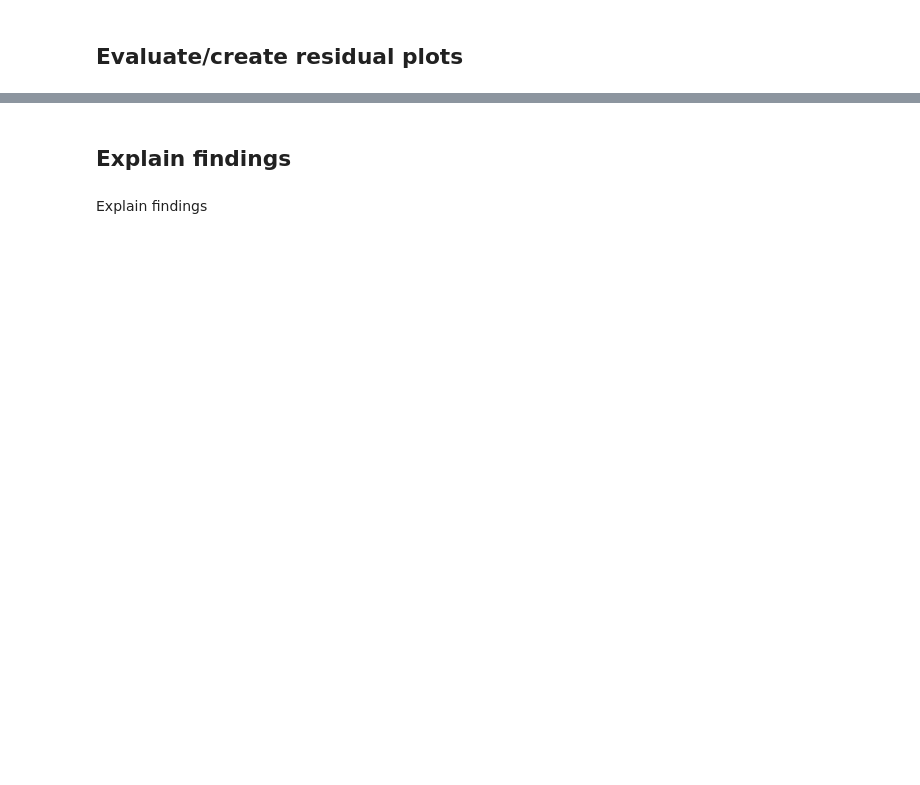
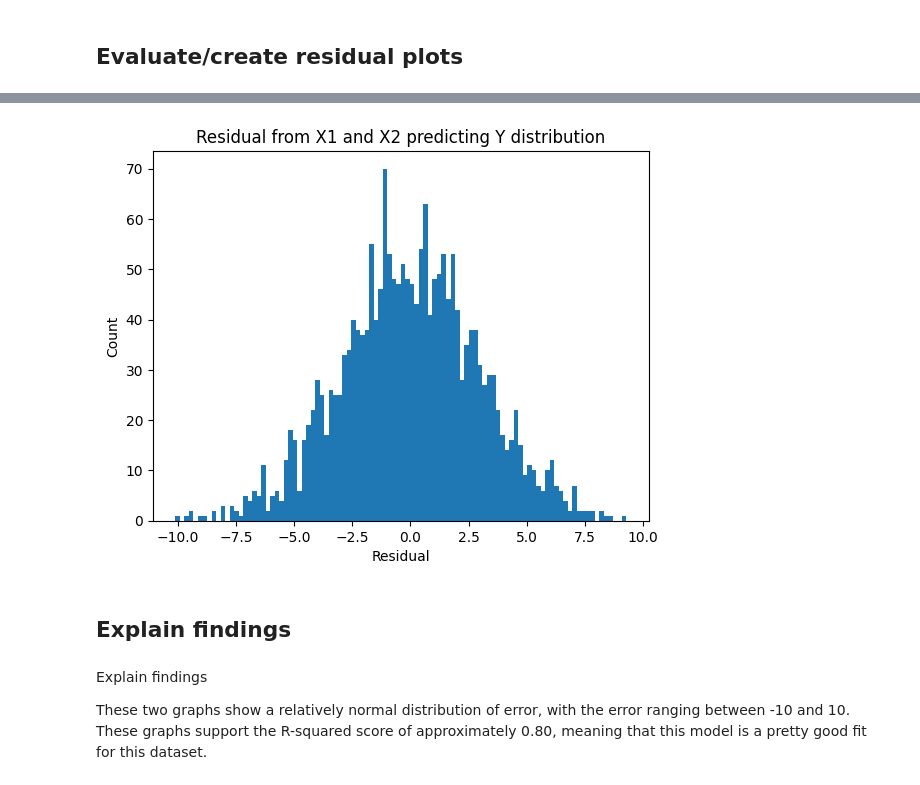
Before and after one commit to cwdwiggins/DS602, a Jupyter notebook: week04/week4 - regression lab.ipynb, the cells around one changed output, grey strips where cells are left out. Saved outputs shown, nothing was run; the diff lists cells and outputs as text; code cells hidden in the pictures; blank space fills up the shorter version.

```diff
--- a/week04/week4 - regression lab.ipynb
+++ b/week04/week4 - regression lab.ipynb
@@ -429,4 +432,14 @@ y_pred = modeling_pipeline.predict(X_test)
+# %%
+plt.hist(res, bins = 100)
+plt.title('Residual from X1 and X2 predicting Y distribution')
+plt.xlabel('Residual')
+plt.ylabel('Count')
+plt.show()
+# %% [output]
+[figure, added]
 # %% [markdown]
 ## Explain findings
 # %% [markdown]
 Explain findings
+
+These two graphs show a relatively normal distribution of error, with the error ranging between -10 and 10. These graphs support the R-squared score of approximately 0.80, meaning that this model is a pretty good fit for this dataset.
```
Also changed, not shown: parts of 27 cells of this notebook, 1 other file.
